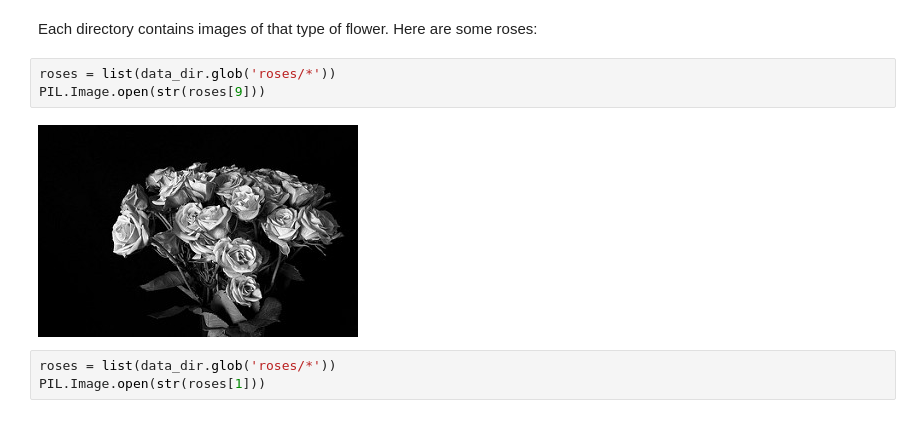
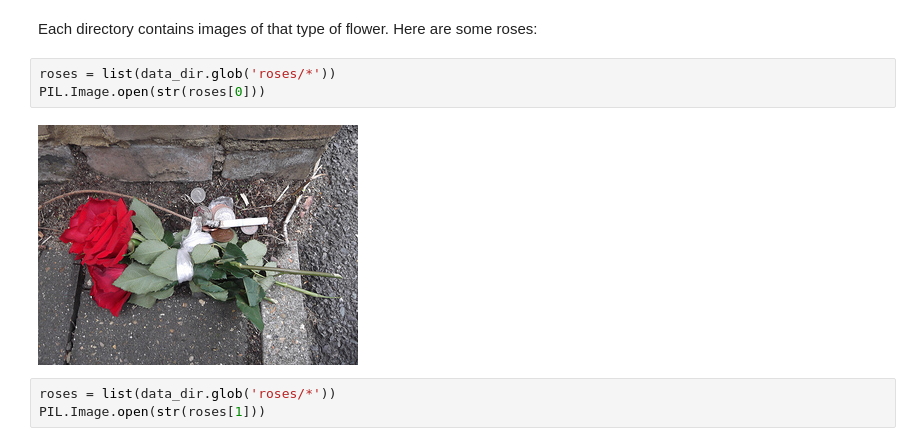
Before and after one commit to crypto-infinity/deeplearning, a Jupyter notebook: images.ipynb, the cells around one changed output. Saved outputs shown, nothing was run; the diff lists cells and outputs as text.

Commit message:
Updated image classification notebook + readme update

```diff
--- a/images.ipynb
+++ b/images.ipynb
@@ -62,9 +68,9 @@ print(image_count)
 Each directory contains images of that type of flower. Here are some roses:
 # %%
 roses = list(data_dir.glob('roses/*'))
-PIL.Image.open(str(roses[9]))
+PIL.Image.open(str(roses[0]))
 # %% [output]
-[figure, old version]
+[figure, new version]
 # %%
 roses = list(data_dir.glob('roses/*'))
 PIL.Image.open(str(roses[1]))
```
Also changed, not shown: parts of 39 cells of this notebook, 1 other file.
